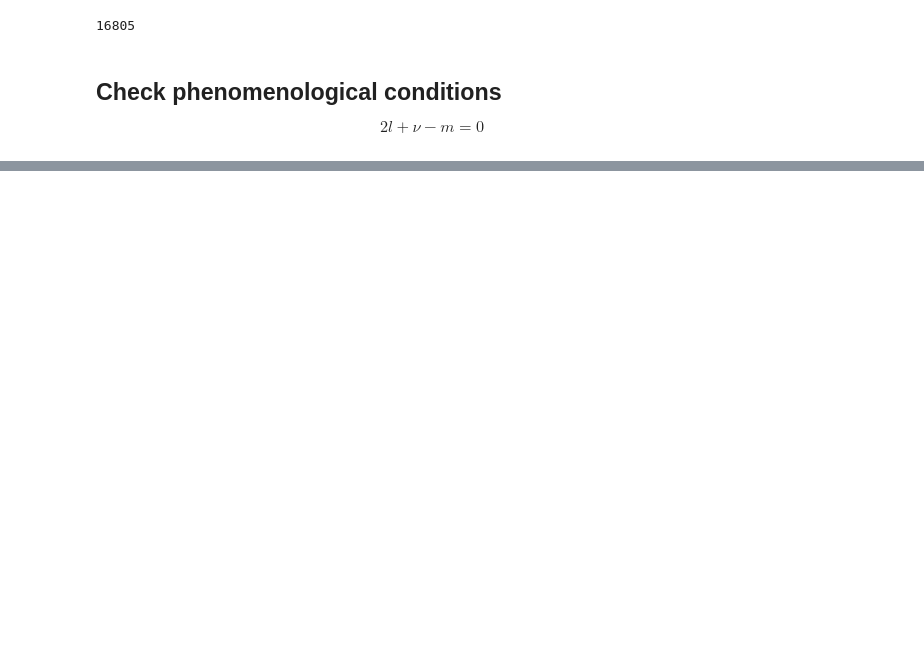
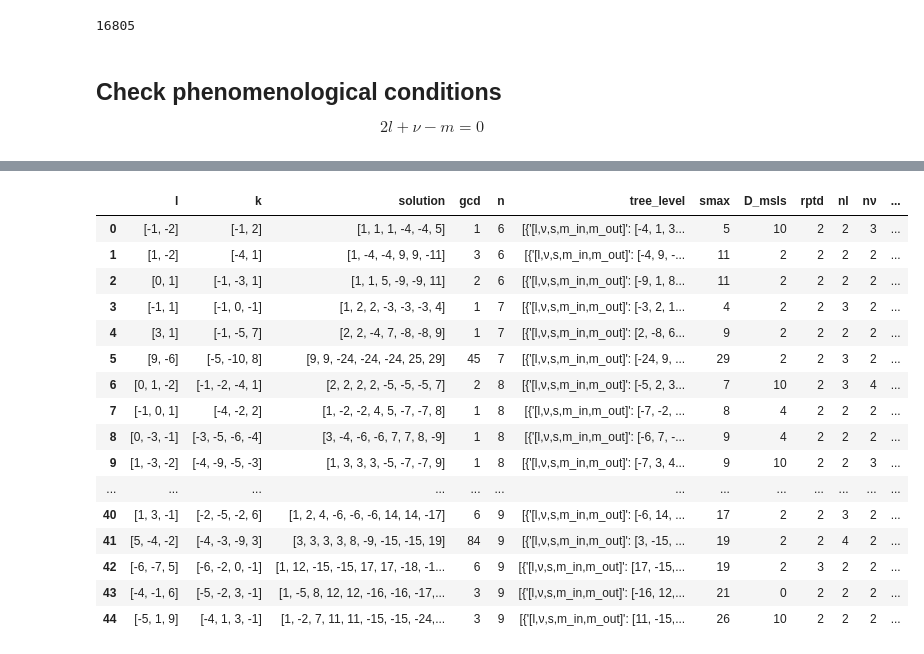
Before and after one commit to LBJ-Wade/anomaly, a Jupyter notebook: DiracSeesaw_Tree_level.ipynb, the cells around one changed output, grey strips where cells are left out. Drawn from its saved outputs; the diff is of its cells as text; code cells hidden in the pictures; blank space fills up the shorter version.

Commit message:
First version with tree-level Dirac seesaw

```diff
--- a/DiracSeesaw_Tree_level.ipynb
+++ b/DiracSeesaw_Tree_level.ipynb
@@ -251,0 +234,29 @@ cl
+# %%
+fl=fl.append(cl[ cl['n']==7 ].drop_duplicates(subset=['D_msls','rptd','nl','nν','nr','M_msls']).reset_index(drop=True) )
+# %%
+fl=fl.append(cl[ cl['n']==8 ].drop_duplicates(subset=['D_msls','rptd','nl','nν','nr','M_msls']).reset_index(drop=True) )
+# %%
+fl=fl.append(cl[( (cl['n']==9) & (cl['D_msls']!=0) )].drop_duplicates(subset=['D_msls','rptd','nl','nν','nr','M_msls']).reset_index(drop=True))
+# %%
+fl=fl.reset_index(drop=True)
+# %%
+fl=fl.sort_values(['n','smax','D_msls','M_msls']).reset_index(drop=True)
+fl
+# %% [output]
+|  | l | k | solution | gcd | n | tree_level | smax | D_msls | rptd | nl | nν | ... |
+| 0 | [-1, -2] | [-1, 2] | [1, 1, 1, -4, -4, 5] | 1 | 6 | [{'[l,ν,s,m_in,m_out]': [-4, 1, 3... | 5 | 10 | 2 | 2 | 3 | ... |
+| 1 | [1, -2] | [-4, 1] | [1, -4, -4, 9, 9, -11] | 3 | 6 | [{'[l,ν,s,m_in,m_out]': [-4, 9, -... | 11 | 2 | 2 | 2 | 2 | ... |
+| 2 | [0, 1] | [-1, -3, 1] | [1, 1, 5, -9, -9, 11] | 2 | 6 | [{'[l,ν,s,m_in,m_out]': [-9, 1, 8... | 11 | 2 | 2 | 2 | 2 | ... |
+| 3 | [-1, 1] | [-1, 0, -1] | [1, 2, 2, -3, -3, -3, 4] | 1 | 7 | [{'[l,ν,s,m_in,m_out]': [-3, 2, 1... | 4 | 2 | 2 | 3 | 2 | ... |
+| 4 | [3, 1] | [-1, -5, 7] | [2, 2, -4, 7, -8, -8, 9] | 1 | 7 | [{'[l,ν,s,m_in,m_out]': [2, -8, 6... | 9 | 2 | 2 | 2 | 2 | ... |
+| 5 | [9, -6] | [-5, -10, 8] | [9, 9, -24, -24, -24, 25, 29] | 45 | 7 | [{'[l,ν,s,m_in,m_out]': [-24, 9, ... | 29 | 2 | 2 | 3 | 2 | ... |
+| 6 | [0, 1, -2] | [-1, -2, -4, 1] | [2, 2, 2, 2, -5, -5, -5, 7] | 2 | 8 | [{'[l,ν,s,m_in,m_out]': [-5, 2, 3... | 7 | 10 | 2 | 3 | 4 | ... |
+| 7 | [-1, 0, 1] | [-4, -2, 2] | [1, -2, -2, 4, 5, -7, -7, 8] | 1 | 8 | [{'[l,ν,s,m_in,m_out]': [-7, -2, ... | 8 | 4 | 2 | 2 | 2 | ... |
+| 8 | [0, -3, -1] | [-3, -5, -6, -4] | [3, -4, -6, -6, 7, 7, 8, -9] | 1 | 8 | [{'[l,ν,s,m_in,m_out]': [-6, 7, -... | 9 | 4 | 2 | 2 | 2 | ... |
+| 9 | [1, -3, -2] | [-4, -9, -5, -3] | [1, 3, 3, 3, -5, -7, -7, 9] | 1 | 8 | [{'[l,ν,s,m_in,m_out]': [-7, 3, 4... | 9 | 10 | 2 | 2 | 3 | ... |
+| ... | ... | ... | ... | ... | ... | ... | ... | ... | ... | ... | ... | ... |
+| 40 | [1, 3, -1] | [-2, -5, -2, 6] | [1, 2, 4, -6, -6, -6, 14, 14, -17] | 6 | 9 | [{'[l,ν,s,m_in,m_out]': [-6, 14, ... | 17 | 2 | 2 | 3 | 2 | ... |
+| 41 | [5, -4, -2] | [-4, -3, -9, 3] | [3, 3, 3, 3, 8, -9, -15, -15, 19] | 84 | 9 | [{'[l,ν,s,m_in,m_out]': [3, -15, ... | 19 | 2 | 2 | 4 | 2 | ... |
+| 42 | [-6, -7, 5] | [-6, -2, 0, -1] | [1, 12, -15, -15, 17, 17, -18, -1... | 6 | 9 | [{'[l,ν,s,m_in,m_out]': [17, -15,... | 19 | 2 | 3 | 2 | 2 | ... |
+| 43 | [-4, -1, 6] | [-5, -2, 3, -1] | [1, -5, 8, 12, 12, -16, -16, -17,... | 3 | 9 | [{'[l,ν,s,m_in,m_out]': [-16, 12,... | 21 | 0 | 2 | 2 | 2 | ... |
+| 44 | [-5, 1, 9] | [-4, 1, 3, -1] | [1, -2, 7, 11, 11, -15, -15, -24,... | 3 | 9 | [{'[l,ν,s,m_in,m_out]': [11, -15,... | 26 | 10 | 2 | 2 | 2 | ... |
```
Also changed, not shown: parts of 47 cells of this notebook, 1 other file.
